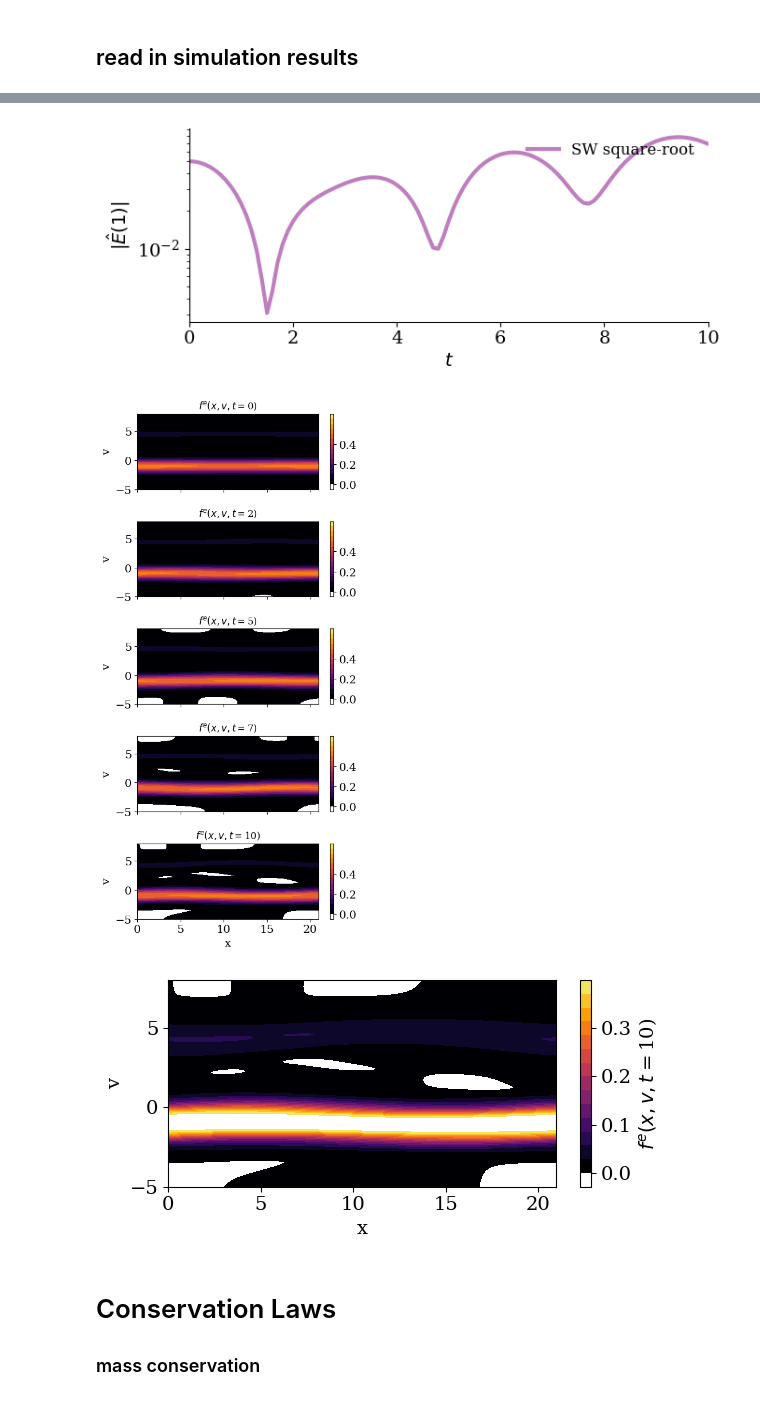
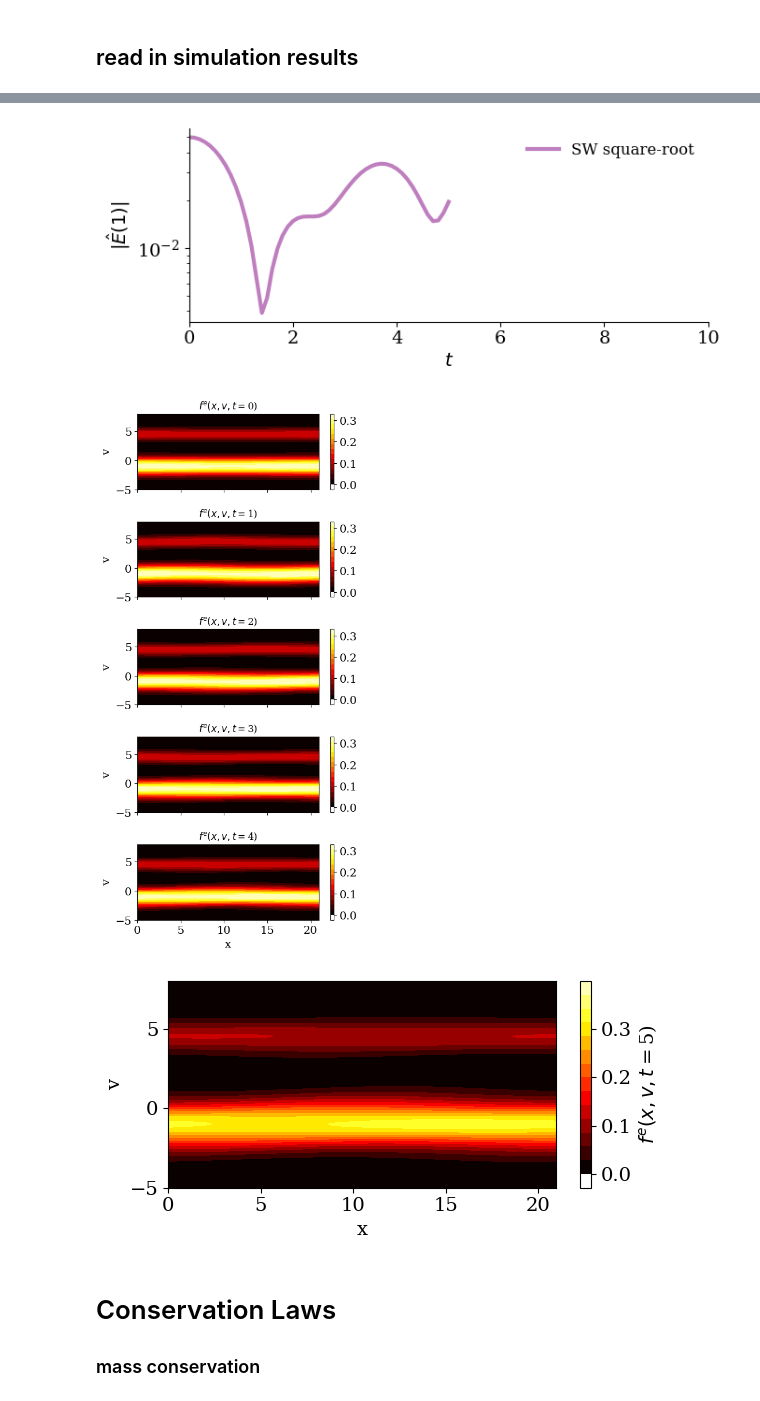
Before and after one commit to opaliss/SW-Conservative-Closure, a Jupyter notebook: SW/bump on tail SW (even).ipynb, the cells around one changed output, grey strips where cells are left out. Drawn from its saved outputs; the diff is of its cells as text; code cells hidden in the pictures.

```diff
--- a/SW/bump on tail SW (even).ipynb
+++ b/SW/bump on tail SW (even).ipynb
@@ -24,13 +24,13 @@ matplotlib.rc('ytick', labelsize=14)
 # %%
 # set up configuration parameters
 # number of Fourier spectral terms in x
-Nx = 20
+Nx = 25
 Nx_total = 2 * Nx + 1
 # number of Hermite spectral terms in v
-Nv = 10
+Nv = 50
 # Velocity scaling of electron and ion
-alpha_e1 = 1 / np.sqrt(2)
-alpha_e2 = 1 / np.sqrt(2)
+alpha_e1 = 1
+alpha_e2 = np.sqrt(1 / 2)
 alpha_i = np.sqrt(1 / 1836)
 # perturbation magnitude
 epsilon = 0.03
@@ -45,7 +45,7 @@ t_vec = np.linspace(0, T, int(T / dt) + 1)
 # velocity scaling
 u_e1 = -1
 u_e2 = 4.5
-u_i = 0
+u_i = -1
 # mass normalized
 m_e1 = 1
 m_e2 = 1
@@ -90,9 +90,7 @@ for ii in range(len(sol_midpoint_t)):
         # unwind the flattening in order to solve the linear system
         state_e1_midpoint[jj, :, ii] = sol_midpoint_u[jj * Nx_total: (jj + 1) * Nx_total, ii]
         state_e2_midpoint[jj, :, ii] = sol_midpoint_u[Nv * Nx_total + jj * Nx_total: Nv * Nx_total + (jj + 1) * Nx_total, ii]
-
-    # background ions
-    state_i_midpoint[0, Nx, ii] = (1 / (np.sqrt(2 * np.sqrt(np.pi)))) / alpha_i
+        state_i_midpoint[jj, :, ii] = sol_midpoint_u[2 * Nv * Nx_total + jj * Nx_total: 2* Nv * Nx_total + (jj + 1) * Nx_total, ii]
 
     E_midpoint[:, ii] = solve_poisson_equation_two_stream(state_e1=state_e1_midpoint[:, :, ii],
                                                           state_e2=state_e2_midpoint[:, :, ii],
@@ -152,7 +150,7 @@ legend.get_frame().set_alpha(0)
 plt.tight_layout()
 plt.savefig("../figs/SW/bump_on_tail/damping_rate_electric_field.png", dpi=600)
 # %% [output]
-[figure, old version]
+[figure, new version]
 # %%
 fig, ax = plt.subplots(nrows=5, sharex=True, figsize=(5, 10))
 for tt, ii in enumerate(range(0, len(sol_midpoint_t), int(len(sol_midpoint_t)//4))):
@@ -162,44 +160,44 @@ for tt, ii in enumerate(range(0, len(sol_midpoint_t), int(len(sol_midpoint_t)//4
         distribution1 += np.outer(fft_(state_e1_midpoint[jj, :, ii], Nx, x, L), psi_ln_sw(xi=(v-u_e1)/alpha_e1, v=v, u_s=u_e1, alpha_s=alpha_e1, n=jj)).real
         distribution2 += np.outer(fft_(state_e2_midpoint[jj, :, ii], Nx, x, L), psi_ln_sw(xi=(v-u_e2)/alpha_e2, v=v, u_s=u_e2, alpha_s=alpha_e2, n=jj)).real
 
-    levels = np.append(-0.1, np.linspace(0, 0.7, 15))
-    colors = mcp.gen_color(cmap="inferno",n=len(levels)-1)
+    levels = np.append(-0.1, np.linspace(0, 0.33, 15))
+    colors = mcp.gen_color(cmap="hot",n=len(levels)-1)
     pos = ax[tt].contourf(x, v, (distribution1 + distribution2).T, levels=levels, colors=np.append(["w"], colors))
     #ax[tt].set_xticks([0, 5*np.pi, 10*np.pi, 15*np.pi, 20*np.pi])
     #ax[tt].set_xticklabels([r"0", r"$5\pi$", r"$10\pi$", r"$15\pi$", r"$20\pi$"])
     ax[tt].set_ylabel("v")
     cbar = fig.colorbar(pos)
-    cbar.ax.set_yticks([0, 0.2, 0.4])
+    cbar.ax.set_yticks([0, 0.1, 0.2, 0.3])
     ax[tt].set_title("$f^{e}(x, v, t=$" + str(int(sol_midpoint_t[ii])) + ")", fontsize=12)
 ax[-1].set_xlabel("x")
 plt.tight_layout()
 plt.savefig("../figs/SW/bump_on_tail/bump_on_tail_evolution_SW.png", dpi=600)
 # %% [output]
-[figure, old version]
+[figure, new version]
 # %%
 fig, ax = plt.subplots(figsize=(6, 3))
 
 ii = -1
 
 distribution1 = np.zeros((2*Nx+1, len(v)))
 distribution2 = np.zeros((2*Nx+1, len(v)))
 
 for jj in range(Nv):
     distribution1 +=  np.outer(fft_(state_e1_midpoint[jj, :, ii], Nx, x, L), psi_ln_sw(xi=(v-u_e1)/alpha_e1, v=v, alpha_s=alpha_e1, u_s=u_e1, n=jj)).real
     distribution2 +=  np.outer(fft_(state_e2_midpoint[jj, :, ii], Nx, x, L), psi_ln_sw(xi=(v-u_e2)/alpha_e2, v=v, alpha_s=alpha_e2, u_s=u_e2, n=jj)).real
 
 levels = np.append(-0.1, np.linspace(0, 0.4, 15))
-colors = mcp.gen_color(cmap="inferno",n=len(levels)-1)
+colors = mcp.gen_color(cmap="hot",n=len(levels)-1)
 pos = ax.contourf(x, v, (distribution1 + distribution2).T, levels=levels, colors=np.append(["w"], colors))
 ax.set_xlabel("x")
 ax.set_ylabel("v")
 cbar = fig.colorbar(pos)
 cbar.ax.set_ylabel('$f^{e}(x, v, t=$' + str(int(sol_midpoint_t[ii])) + ")", rotation=90)
 cbar.ax.set_yticks([0, 0.1, 0.2, 0.3])
 plt.tight_layout()
 plt.savefig("../figs/SW/bump_on_tail/bump_on_tail_electron_distribution_t_20_SW_sqrt.png", dpi=600)
 # %% [output]
-[figure, old version]
+[figure, new version]
 # %% [markdown]
 # Conservation Laws
 
```
Also changed, not shown: parts of 11 cells of this notebook, 4 other files.
